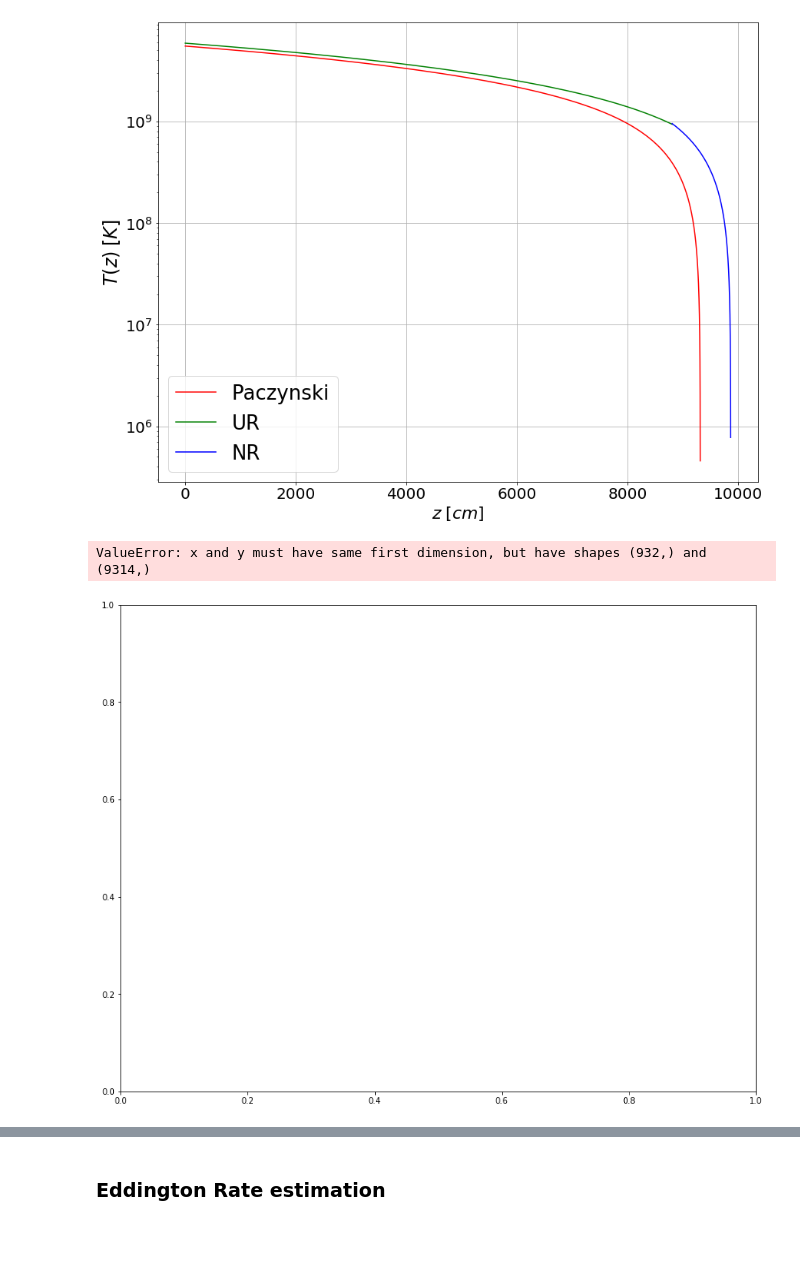
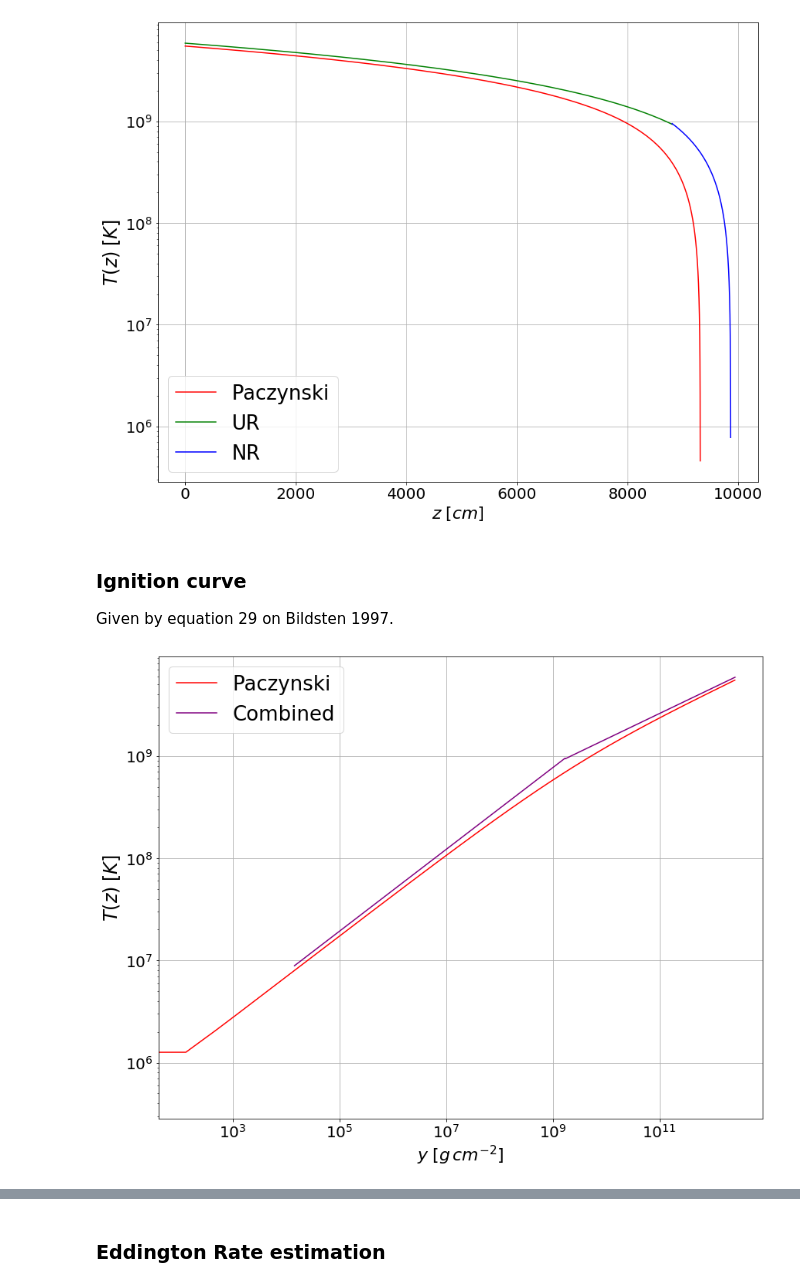
Before and after one commit to krissylla/astrovaria_ns_atmosphere, a Jupyter notebook: Tests.ipynb, the cells around one changed output, grey strips where cells are left out. Cells and saved outputs as stored; diff of their text form; code cells hidden in the pictures; blank space fills up the shorter version.

Commit message:
Ignition plot

```diff
--- a/Tests.ipynb
+++ b/Tests.ipynb
@@ -489,14 +495,16 @@ for line, i in zip(lines, range(len(lines))):
 For the polyytrope integration we do it here in python becaouse of some errors in the mathematica noebook.
 # %%
 z_char = 8805.68
-def combined(z):
+def combined_rho(z):
     if z > z_char:
         return nr_rho(z)
     else:
         return ur_rho(z)
 
-#integrate from max h:
-max_h = 9313
+
+
+#integrate from max h. This value is given in the nr_rho formula:
+max_h = 9864.57440646902
 z_combined_y = np.linspace(0, max_h, 1000)
 z_ur_y = np.linspace(0, z_char, 1000)
 z_nr_y = np.linspace(z_char, max_h, 1000)
@@ -505,24 +513,24 @@ y_combined = []
 y_ur = []
 y_nr = []
 for path in z_combined_y:
-    a= integrate.quad(combined, max_h, path)
+    a= integrate.quad(combined_rho, max_h, path)
     y_combined.append(-a[0])
 
 for path in z_nr_y:
-    a= integrate.quad(combined, max_h, path)
+    a= integrate.quad(combined_rho, max_h, path)
     y_nr.append(-a[0])
 
 for path in z_ur_y:
-    a= integrate.quad(combined, max_h, path)
+    a= integrate.quad(combined_rho, max_h, path)
     y_ur.append(-a[0])
 
 
 fig = plt.figure(figsize=(14,11))
 
 plt.plot(z_pac_y, y_pac, c='red', label='Paczynski')
-plt.plot(z_ur_y, y_ur, c='green', label='UR')
-plt.plot(z_nr_y, y_nr,  c='blue', label='NR')
-#plt.plot(z_combined, y_combined, c='blue')
+#plt.plot(z_ur_y, y_ur, c='green', label='UR')
+#plt.plot(z_nr_y, y_nr,  c='blue', label='NR')
+plt.plot(z_combined_y, y_combined, c='purple', label='combined')
 plt.yscale('log')
 plt.legend(fontsize=26)
 plt.grid()
@@ -530,5 +538,6 @@ plt.xlabel('z [cm]', fontsize=22)
 plt.ylabel(r'$y(z)\;[g\,cm^{-2}]$', fontsize=24)
 plt.xticks(fontsize=20)
 plt.yticks(fontsize=20)
+plt.ylim(1, 1e13)
 plt.show()
 # %% [output]
@@ -579,22 +589,40 @@ plt.yticks(fontsize=20)
 plt.show()
 # %% [output]
 [figure]
+# %% [markdown]
+### Ignition curve
+Given by equation 29 on Bildsten 1997.
 # %%
-#we can get T vs y:
+#we can get T vs y
 
+def combined_p(z):
+    if z > z_char:
+        return NR(nr_rho(z))
+    else:
+        return UR(ur_rho(z))
+
+#First we get T:
+
+max_h_combined = 9864.57440646902
+z_combined_y = np.linspace(0, max_h_combined, 1000)
+
+density = np.array([combined_rho(z) for z in z_combined_y])
+pressure = np.array([combined_p(z) for z in z_combined_y])
+T_combined = T(density, pressure)
 
 fig = plt.figure(figsize=(14,11))
 plt.plot(y_pac, T_pac, c='red', label='Paczynski')
-plt.plot(y_ur, T_ur, c='green', label='UR')
-plt.plot(y_nr, T_nr, c='blue', label='NR')
+# plt.plot(y_ur, T_ur, c='green', label='UR')
+# plt.plot(y_nr, T_nr, c='blue', label='NR')
+plt.plot(y_combined, T_combined, c='purple', label='Combined')
 plt.yscale('log')
+plt.xscale('log')
 plt.legend(fontsize=26)
 plt.grid()
-plt.xlabel(r'$z\;[cm]$', fontsize=22)
+plt.xlabel(r'$y\;[g \,cm^{-2}]$', fontsize=22)
 plt.ylabel(r'$T(z)\;[K]$', fontsize=24)
 plt.xticks(fontsize=20)
 plt.yticks(fontsize=20)
 plt.show()
 # %% [output]
-ValueError: x and y must have same first dimension, but have shapes (932,) and (9314,)
-[figure, old version]
+[figure, new version]
```
Also changed, not shown: parts of 14 cells of this notebook.
